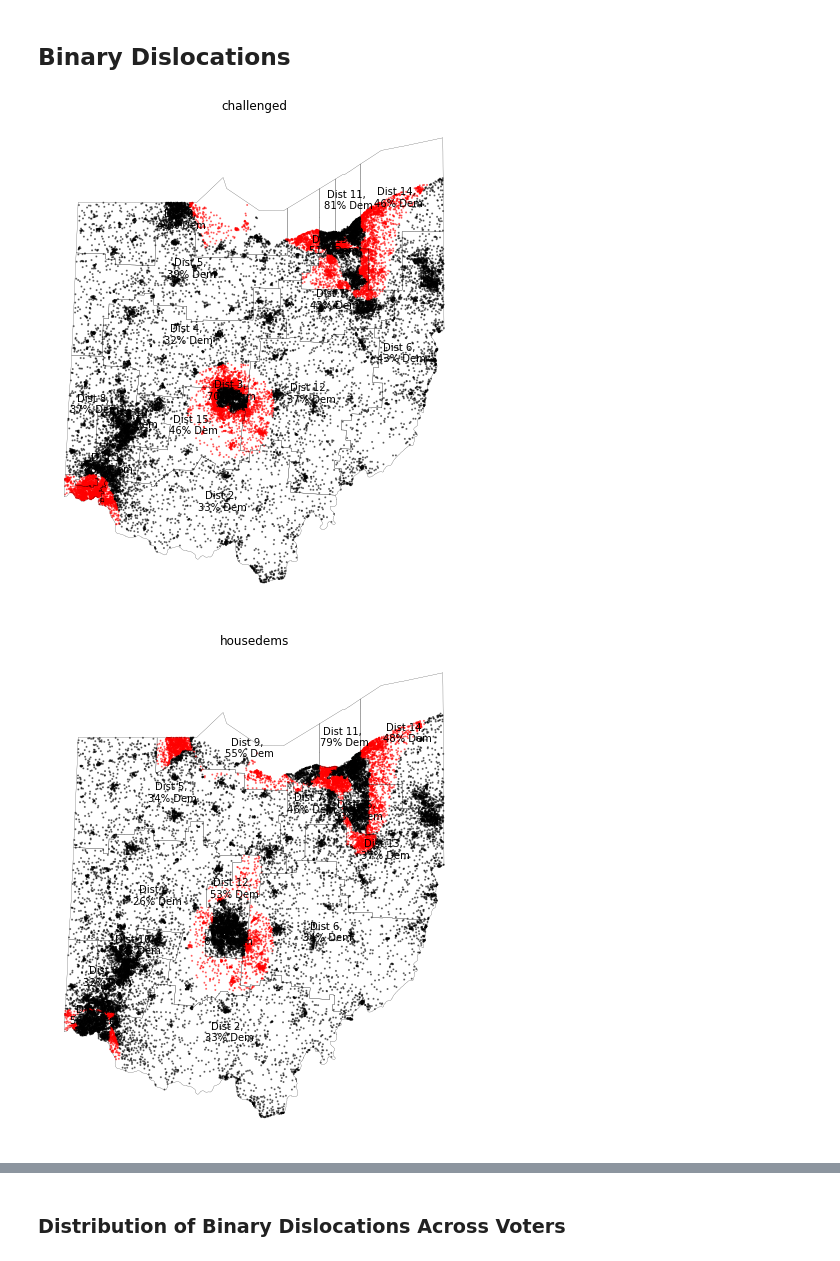
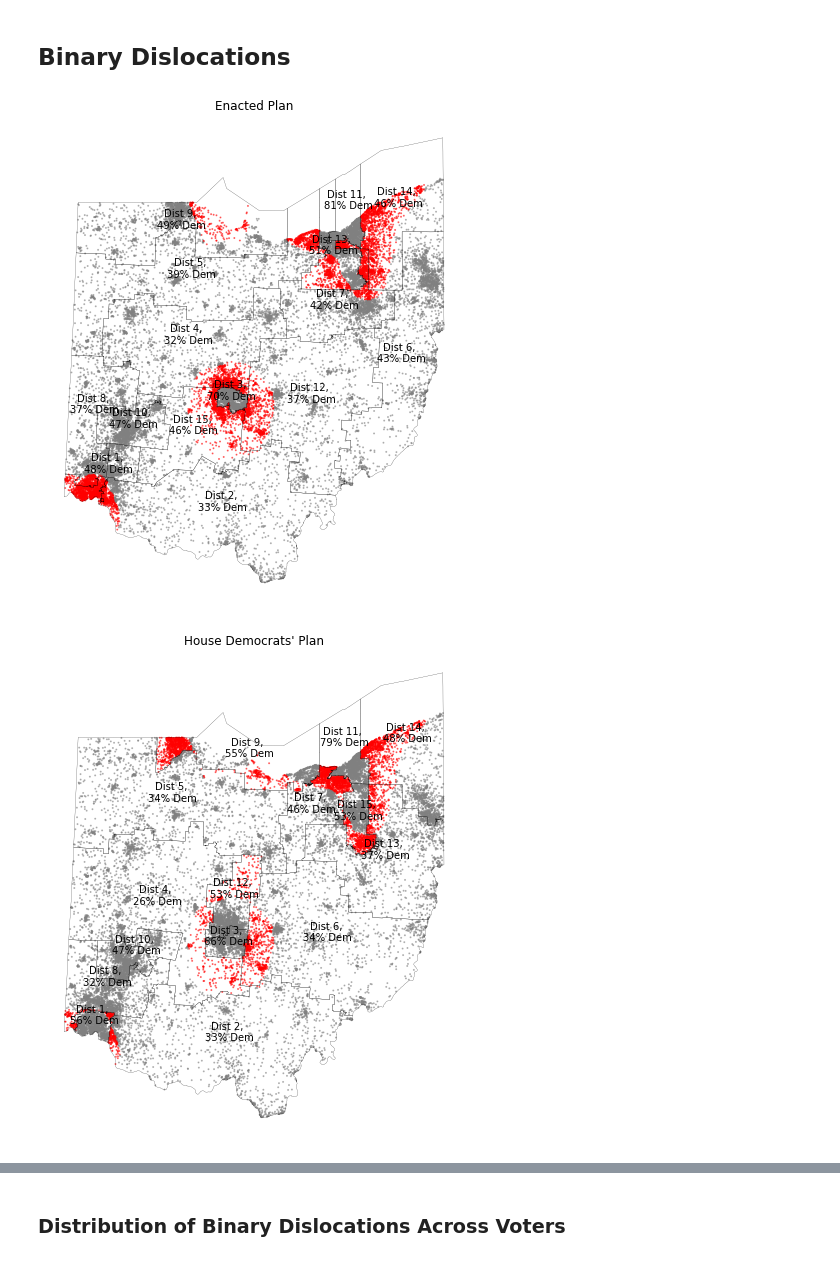
Before and after one commit to nickeubank/ohio_dislocation, a Jupyter notebook: 10_code/30_calc_binary_dislocation_senate_2021_12_08.ipynb, the cells around one changed output, grey strips where cells are left out. Drawn from its saved outputs; the diff is of its cells as text; code cells hidden in the pictures.

```diff
--- a/10_code/30_calc_binary_dislocation_senate_2021_12_08.ipynb
+++ b/10_code/30_calc_binary_dislocation_senate_2021_12_08.ipynb
@@ -26,7 +26,10 @@ files = {
 }
 authors = files.keys()
 
-for a in authors:
-    districts[a] = gpd.read_file(f"../00_source_data/round2_2021_11_22/{files[a]}.shp")
-    districts[a] = districts[a].to_crs(epsg=26917)
-    assert len(districts[a]) == num_dists
+
+titles = {
+    "challenged": "Enacted Plan",
+    "housedems": "House Democrats' Plan",
+    "ocrc": "OCRC Plan",
+    "senatedems": "Senate Democrats' Plan",
+}
@@ -33,10 +43,2 @@ for a in authors:
 # %%
 knn = knn.to_crs(epsg=26917)
-# %%
-df = pdn.calculate_dislocation(
-        knn,
-        districts["challenged"],
-        knn_column="knn_shr_dem",
-        dem_column="dem",
-        district_id_col="DISTRICT",
-    )
@@ -73,7 +66,7 @@ for a in authors:
 ## Binary Dislocations
 # %%
 import matplotlib
-black_red_cmap = matplotlib.colors.ListedColormap(['black', 'red'])
+black_red_cmap = matplotlib.colors.ListedColormap(['grey', 'red'])
 
 
 for a in authors:
@@ -85,35 +78,36 @@ for a in authors:
         alpha=0.5,
         cmap = black_red_cmap
     )
-    ax.set_title(a)
+    ax.set_title(titles[a])
 
     dist_scores = df.groupby("DISTRICT", as_index=False)[
         ["party_misaligned_binary", "knn_shr_dem", "district_dem_share"]
     ].mean()
 
     dist = pd.merge(
         districts[a],
         dist_scores,
         on="DISTRICT",
         how="outer",
         validate="1:1",
         indicator=True,
     )
     dist._merge.value_counts()
     assert dist._merge.value_counts().loc["both"] == num_dists
 
     dist.boundary.plot(ax=ax, edgecolor="black", linewidth=0.2)
 
     dist.apply(
         lambda x: ax.annotate(
             text=f'Dist {x["DISTRICT"]}, \n{x["district_dem_share"]:.0%} Dem',
             xy=x.geometry.centroid.coords[0],
             ha="center",
+            color="black"
         ),
         axis=1,
     )
     ax.set_axis_off()
     ax.figure.savefig(f"../30_results/binary_dislocation_{a}_points.png")
 # %% [output]
-[figure, old version]
+[figure, new version]
-[figure, old version]
+[figure, new version]
```
Also changed, not shown: parts of 13 cells of this notebook, 25 other files.
